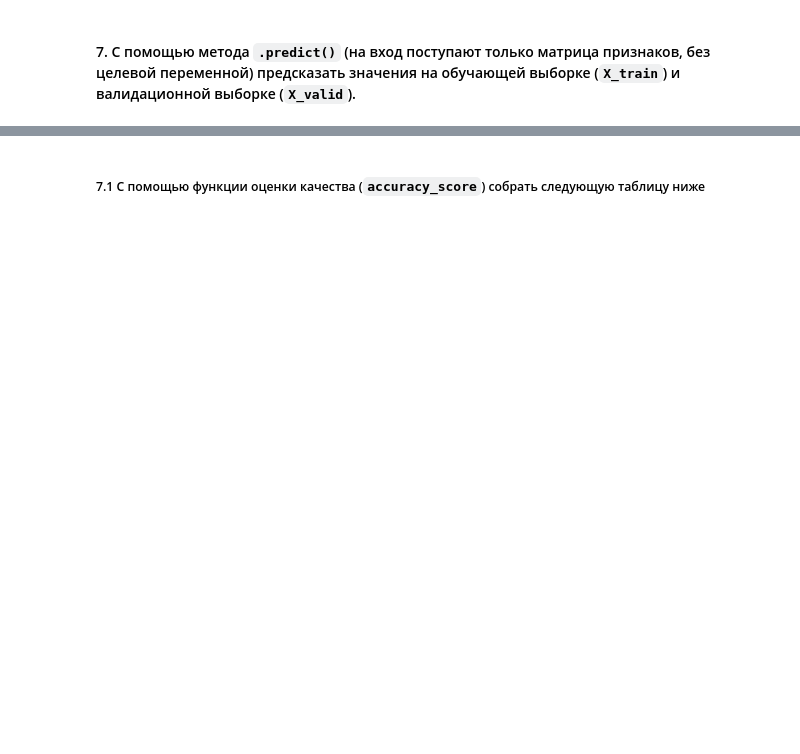
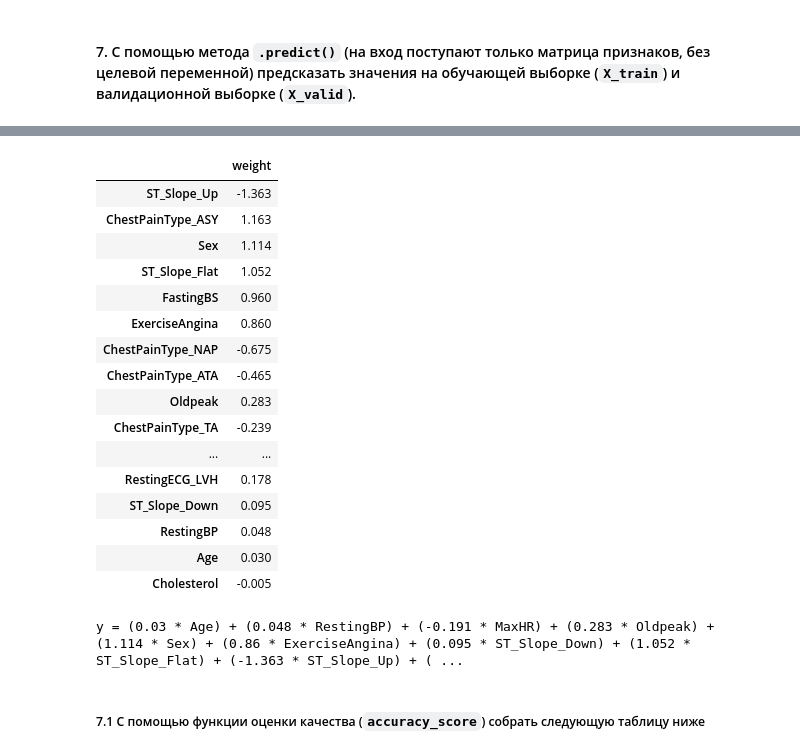
Before and after one commit to KarinaKhod/phase_1_hw, a Jupyter notebook: 1_Понедельник_3/06-01-task.ipynb, the cells around one changed output, grey strips where cells are left out. Drawn from its saved outputs; the diff is of its cells as text; code cells hidden in the pictures; blank space fills up the shorter version.

```diff
--- a/1_Понедельник_3/06-01-task.ipynb
+++ b/1_Понедельник_3/06-01-task.ipynb
@@ -178,10 +187,7 @@ encoder = ColumnTransformer(
     [
         ('ordinal_encoding', OrdinalEncoder(), ordinal_encoding_columns),
         ('one_hot_encoding_columns', OneHotEncoder(sparse_output=False),one_hot_encoding_columns),
-        ('cb_encoding_columns', TargetEncoder(smoothing=0.0), cb_encoding_columns)
     ],
     verbose_feature_names_out = False,
     remainder = 'passthrough'
 )
-# %%
-processed_data = encoder.fit_transform(filled_data, y)
@@ -221,5 +209,3 @@ scaler = ColumnTransformer(
     verbose_feature_names_out = False,
     remainder = 'passthrough'
 )
-# %%
-processed_data = scaler.fit_transform(filled_data, y)
@@ -348,3 +311,33 @@ train accuracy: 0.8569482288828338
 valid accuracy: 0.8858695652173914
+# %%
+coeffs = np.round(ml_pipeline['model'].coef_[0], 3)
+features = list(preprocessor.transform(X_train).columns)
+# %%
+pd.DataFrame(data={'weight': coeffs}, index=features).sort_values(by='weight', key=lambda x: abs(x), ascending=False)
+# %% [output]
+|  | weight |
+| ST_Slope_Up | -1.363 |
+| ChestPainType_ASY | 1.163 |
+| Sex | 1.114 |
+| ST_Slope_Flat | 1.052 |
+| FastingBS | 0.960 |
+| ExerciseAngina | 0.860 |
+| ChestPainType_NAP | -0.675 |
+| ChestPainType_ATA | -0.465 |
+| Oldpeak | 0.283 |
+| ChestPainType_TA | -0.239 |
+| ... | ... |
+| RestingECG_LVH | 0.178 |
+| ST_Slope_Down | 0.095 |
+| RestingBP | 0.048 |
+| Age | 0.030 |
+| Cholesterol | -0.005 |
+# %%
+equation_terms = [f"({coef} * {col})" for coef, col in zip(coeffs, features)]
+equation_string = " + ".join(equation_terms)
+
+print(f'y = {equation_string}')
+# %% [output]
+y = (0.03 * Age) + (0.048 * RestingBP) + (-0.191 * MaxHR) + (0.283 * Oldpeak) + (1.114 * Sex) + (0.86 * ExerciseAngina) + (0.095 * ST_Slope_Down) + (1.052 * ST_Slope_Flat) + (-1.363 * ST_Slope_Up) + ( ...
 # %% [markdown]
 ##### 7.1 С помощью функции оценки качества (`accuracy_score`) собрать следующую таблицу ниже
```
Also changed, not shown: parts of 22 cells of this notebook, 24 other files.
